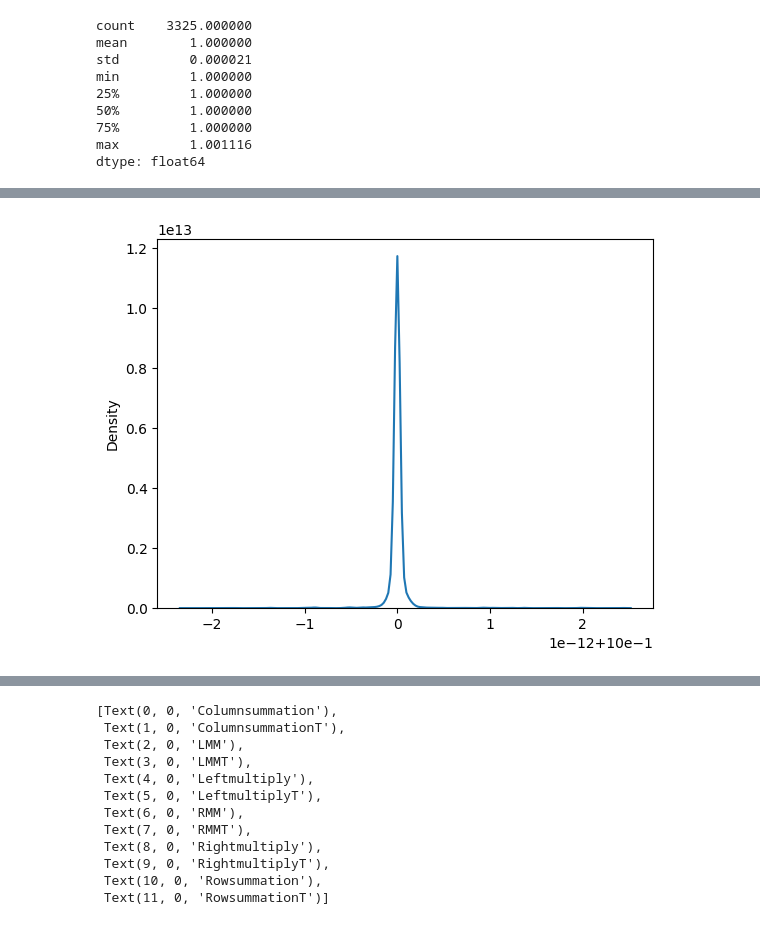
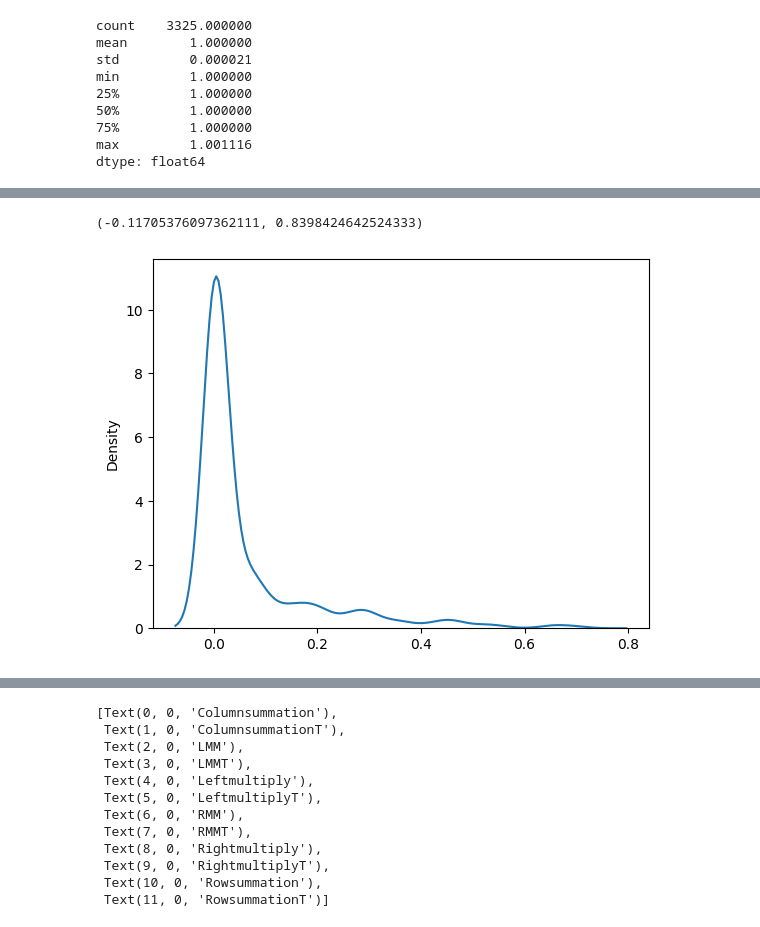
Before and after one commit to ptemarvelde/amalur-experiments, a Jupyter notebook: results/full_1/analytical_model/analytical.ipynb, the cells around one changed output, grey strips where cells are left out. Cells and saved outputs as stored; diff of their text form; code cells hidden in the pictures.

Commit message:
prof figures

```diff
--- a/results/full_1/analytical_model/analytical.ipynb
+++ b/results/full_1/analytical_model/analytical.ipynb
@@ -212,6 +207,8 @@ sns.kdeplot()
 # %%
 # ax = sns.scatterplot(data=with_gpu_chars, x='math_cost_seconds', y='duration_sum', hue='gpu')
-ax = sns.kdeplot(with_gpu_chars.mem_cost_seconds / (with_gpu_chars.duration_sum / 1e9))
-# ax.set_xlim(-0.1, 0.1)
+ax = sns.kdeplot(with_gpu_chars.mem_cost_seconds  (with_gpu_chars.duration_sum / 1e9))
+# ax.set_xlim(0.9999999999994123, 1.000000000000605)
+ax.get_xlim()
 # %% [output]
+(-0.11705376097362111, 0.8398424642524333)
-[figure, old version]
+[figure, new version]
```
Also changed, not shown: parts of 7 cells of this notebook, 1 other file.
